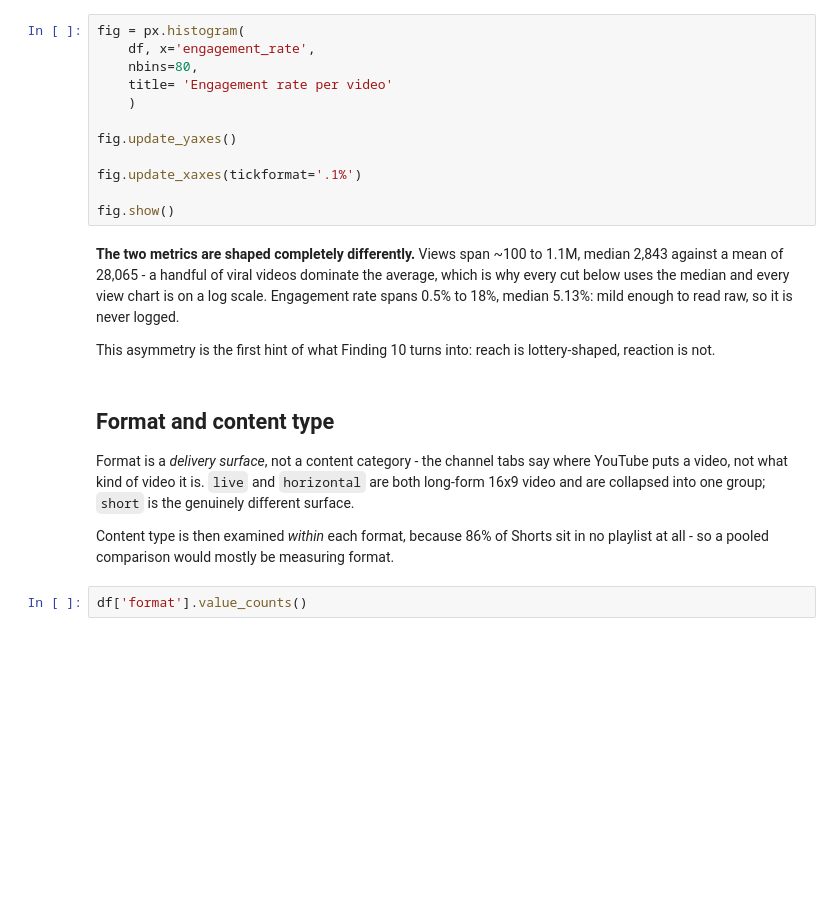
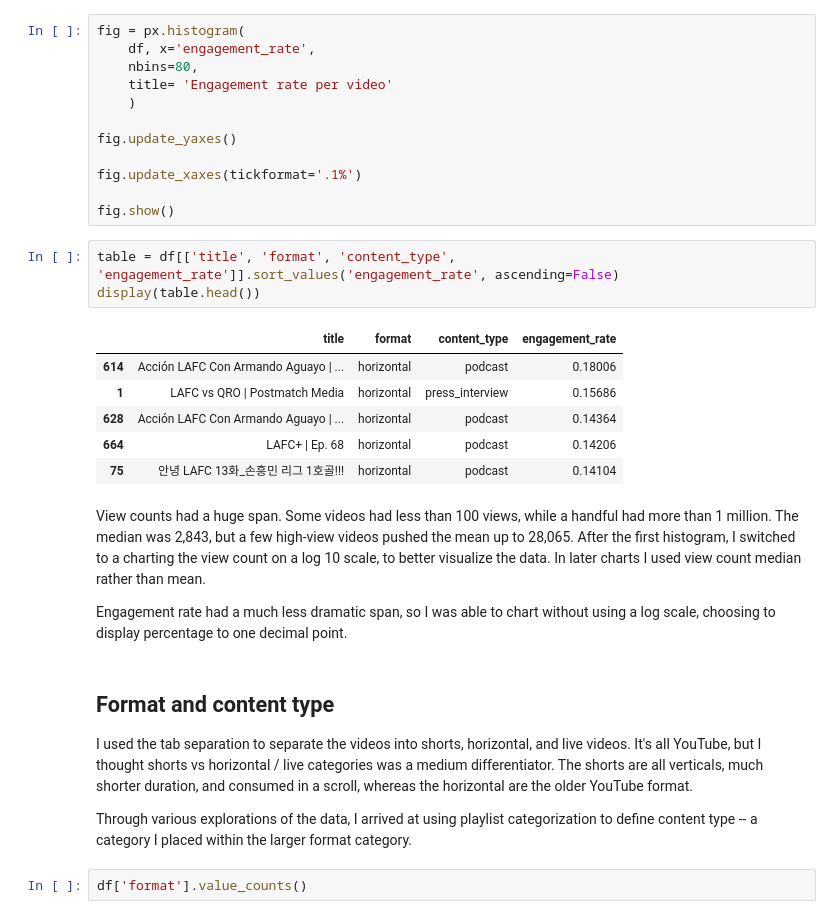
Before and after one commit to great-wave/lafc_content, a Jupyter notebook: notebooks/exploration.ipynb, the cells around one changed output. Cells and saved outputs as stored; diff of their text form; blank space fills up the shorter version.

Commit message:
updated exploration

```diff
--- a/notebooks/exploration.ipynb
+++ b/notebooks/exploration.ipynb
@@ -89,25 +88,26 @@ fig.update_yaxes()
 fig.update_xaxes(tickformat='.1%')
 
 fig.show()
+# %%
+table = df[['title', 'format', 'content_type', 'engagement_rate']].sort_values('engagement_rate', ascending=False)
+display(table.head())
+# %% [output]
+|  | title | format | content_type | engagement_rate |
+| 614 | Acción LAFC Con Armando Aguayo | ... | horizontal | podcast | 0.18006 |
+| 1 | LAFC vs QRO | Postmatch Media | horizontal | press_interview | 0.15686 |
+| 628 | Acción LAFC Con Armando Aguayo | ... | horizontal | podcast | 0.14364 |
+| 664 | LAFC+ | Ep. 68 | horizontal | podcast | 0.14206 |
+| 75 | 안녕 LAFC 13화_손흥민 리그 1호골!!! | horizontal | podcast | 0.14104 |
 # %% [markdown]
-**The two metrics are shaped completely differently.** Views span ~100 to 1.1M,
-median 2,843 against a mean of 28,065 - a handful of viral videos dominate the
-average, which is why every cut below uses the median and every view chart is on
-a log scale. Engagement rate spans 0.5% to 18%, median 5.13%: mild enough to
-read raw, so it is never logged.
+View counts had a huge span. Some videos had less than 100 views, while a handful had more than 1 million. The median was 2,843, but a few high-view videos pushed the mean up to 28,065. After the first histogram, I switched to a charting the view count on a log 10 scale, to better visualize the data. In later charts I used view count median rather than mean.
 
-This asymmetry is the first hint of what Finding 10 turns into: reach is
-lottery-shaped, reaction is not.
+Engagement rate had a much less dramatic span, so I was able to chart without using a log scale, choosing to display percentage to one decimal point.
 # %% [markdown]
 ## Format and content type
 
-Format is a *delivery surface*, not a content category - the channel tabs say
-where YouTube puts a video, not what kind of video it is. `live` and `horizontal`
-are both long-form 16x9 video and are collapsed into one group; `short` is the
-genuinely different surface.
+I used the tab separation to separate the videos into shorts, horizontal, and live videos. It's all YouTube, but I thought shorts vs horizontal / live categories was a medium differentiator. The shorts are all verticals, much shorter duration, and consumed in a scroll, whereas the horizontal are the older YouTube format.
 
-Content type is then examined *within* each format, because 86% of Shorts sit in
-no playlist at all - so a pooled comparison would mostly be measuring format.
+Through various explorations of the data, I arrived at using playlist categorization to define content type -- a category I placed within the larger format category.
 # %%
 df['format'].value_counts()
 # %% [output]
```
Also changed, not shown: parts of 37 cells of this notebook.
